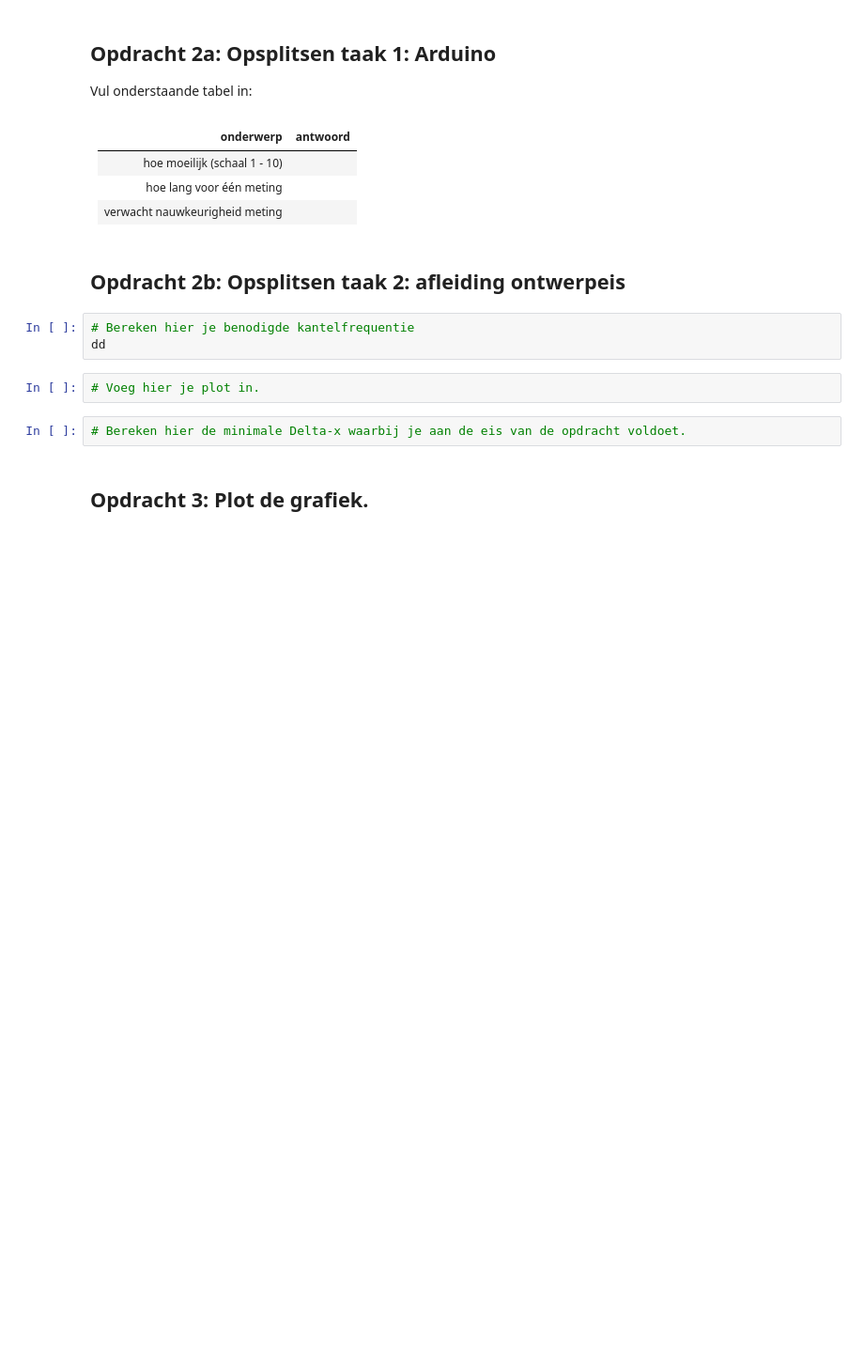
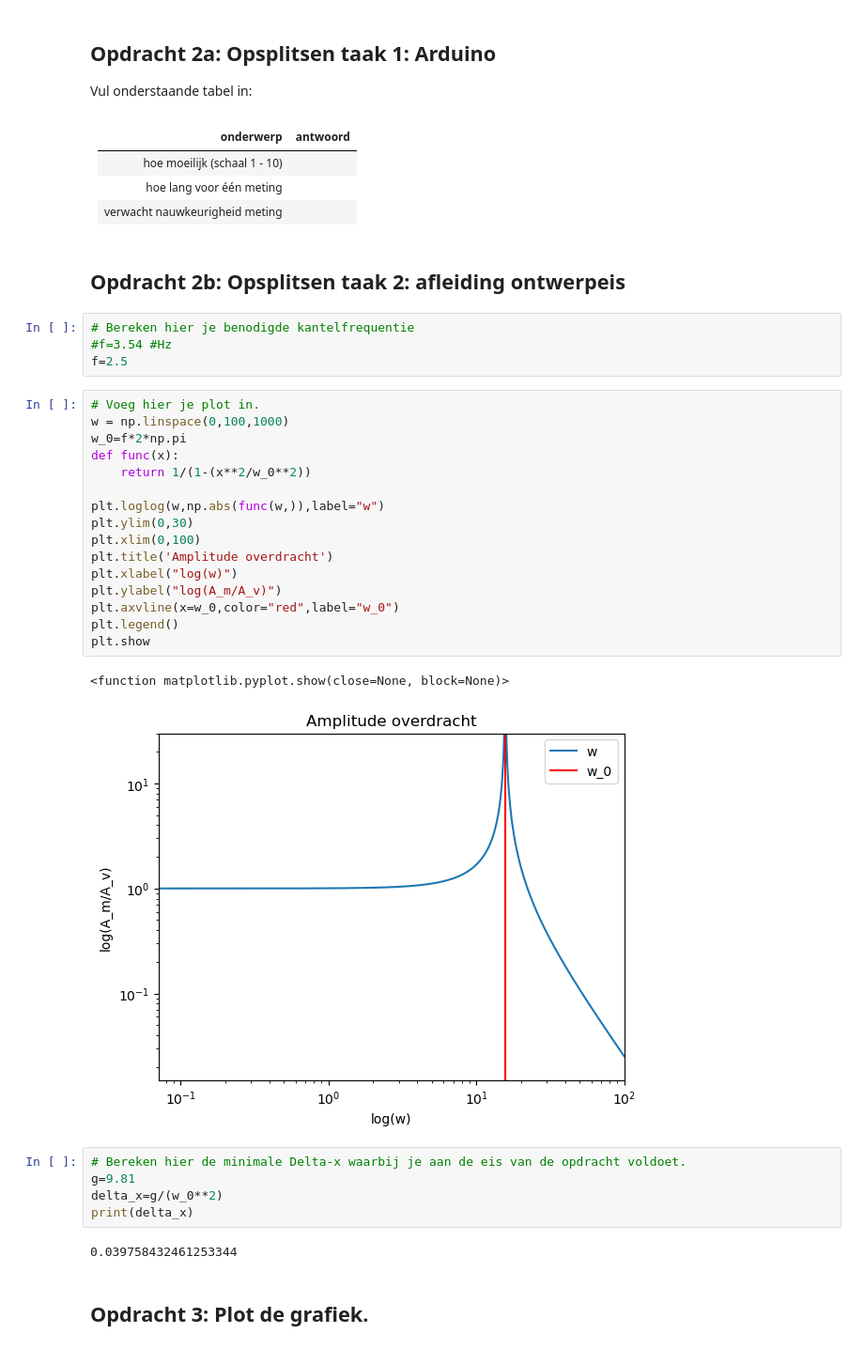
Before and after one commit to jpk274/opdrachten-DEF-D, a Jupyter notebook: FysiekeOntwerpopdrachten/5MaakEenOpstellingTrillingsvrij/Ontwerpopdracht5MaakEenOpstellingTrillingsvrijInvulTemplate.ipynb, the cells around one changed output. Shown at 94% size. Saved outputs shown, nothing was run; the diff lists cells and outputs as text; blank space fills up the shorter version.

```diff
--- a/FysiekeOntwerpopdrachten/5MaakEenOpstellingTrillingsvrij/Ontwerpopdracht5MaakEenOpstellingTrillingsvrijInvulTemplate.ipynb
+++ b/FysiekeOntwerpopdrachten/5MaakEenOpstellingTrillingsvrij/Ontwerpopdracht5MaakEenOpstellingTrillingsvrijInvulTemplate.ipynb
@@ -50,11 +50,34 @@ Vul onderstaande tabel in:
 ## Opdracht 2b: Opsplitsen taak 2: afleiding ontwerpeis
 # %%
 # Bereken hier je benodigde kantelfrequentie
-dd
+#f=3.54 #Hz
+f=2.5
 # %%
 # Voeg hier je plot in.
+w = np.linspace(0,100,1000)
+w_0=f*2*np.pi
+def func(x):
+    return 1/(1-(x**2/w_0**2))
+
+plt.loglog(w,np.abs(func(w,)),label="w")
+plt.ylim(0,30)
+plt.xlim(0,100)
+plt.title('Amplitude overdracht')
+plt.xlabel("log(w)")
+plt.ylabel("log(A_m/A_v)")
+plt.axvline(x=w_0,color="red",label="w_0")
+plt.legend()
+plt.show
+# %% [output]
+<function matplotlib.pyplot.show(close=None, block=None)>
+[figure, added]
 # %%
 # Bereken hier de minimale Delta-x waarbij je aan de eis van de opdracht voldoet.
+g=9.81
+delta_x=g/(w_0**2)
+print(delta_x)
+# %% [output]
+0.039758432461253344
 # %% [markdown]
 ## Opdracht 3: Plot de grafiek.
 # %%
```
Also changed, not shown: parts of 20 cells of this notebook, 8 other files.
